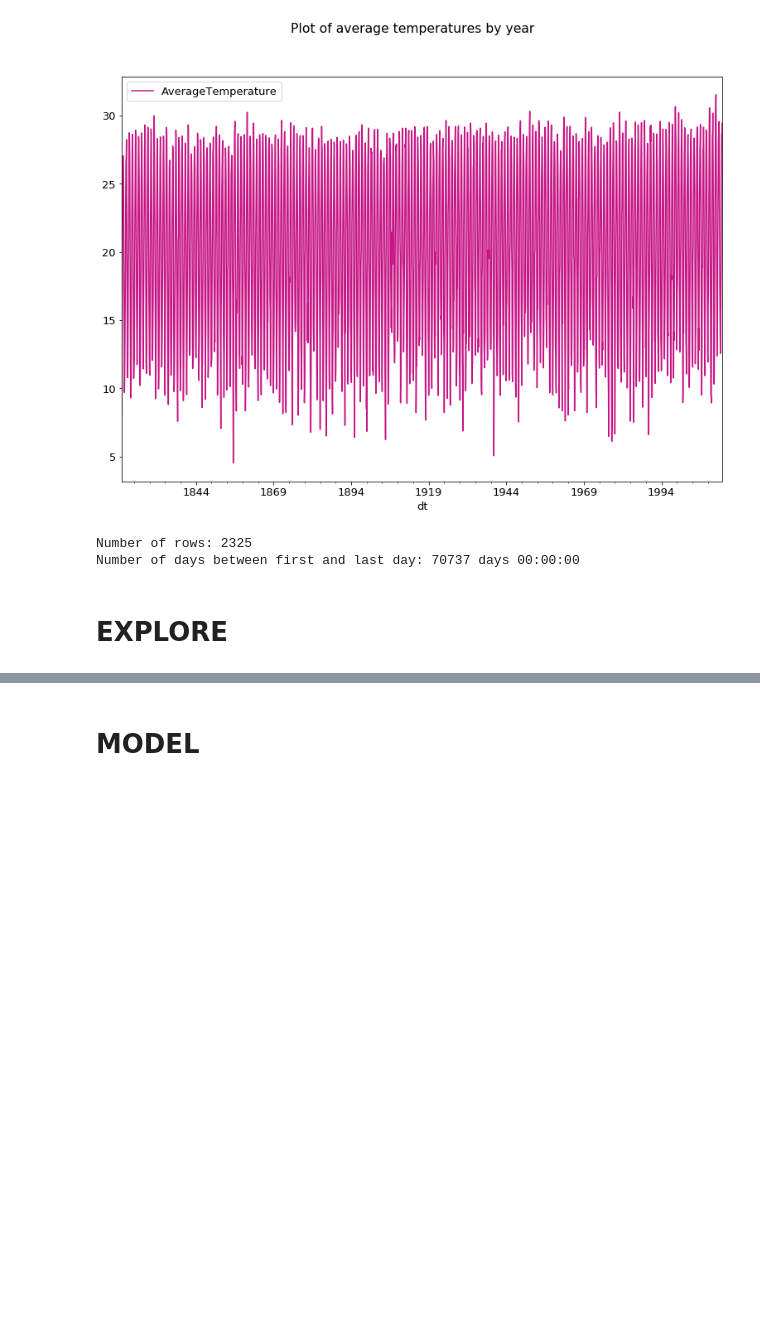
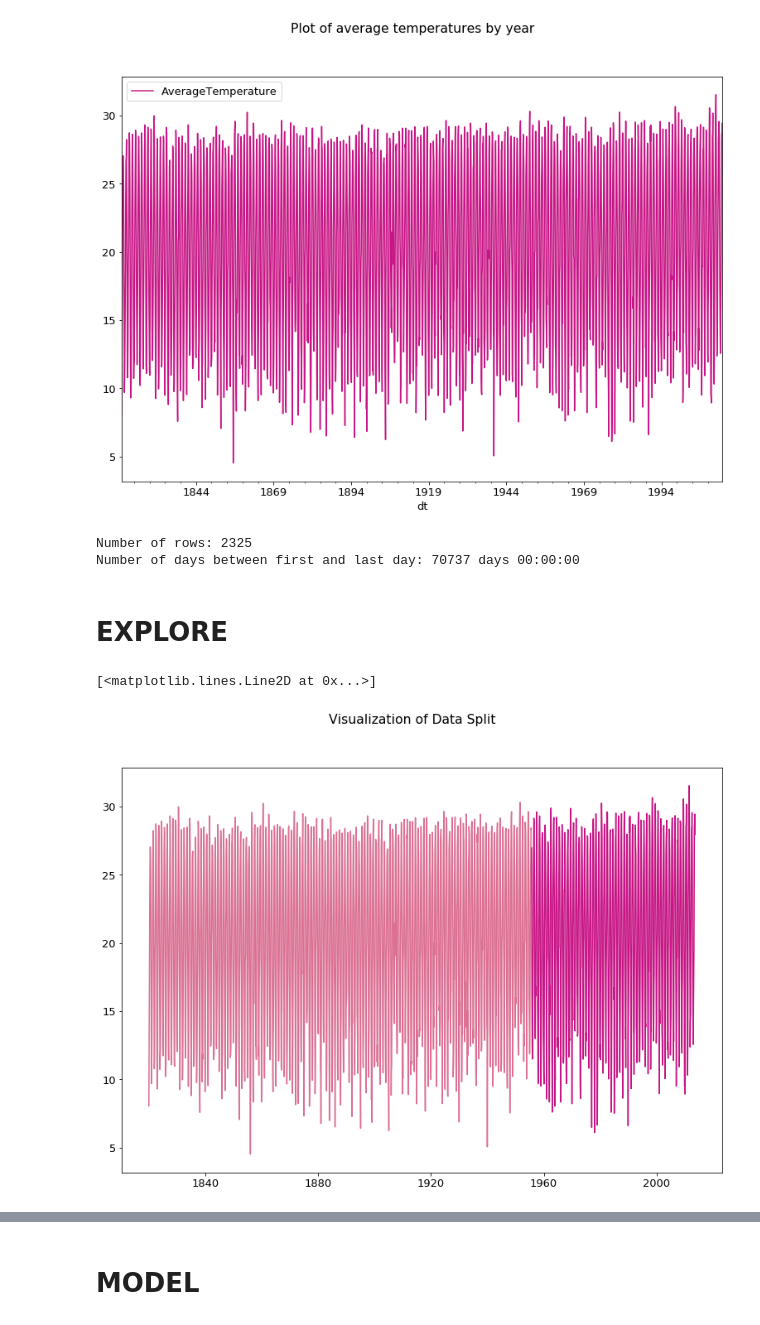
Before and after one commit to GabbyBarajasBroussard/climate-change-exercise, a Jupyter notebook: workbook.ipynb, the cells around one changed output, grey strips where cells are left out. Drawn from its saved outputs; the diff is of its cells as text; code cells hidden in the pictures; blank space fills up the shorter version.

```diff
--- a/workbook.ipynb
+++ b/workbook.ipynb
@@ -119,3 +119,11 @@ Number of rows: 2325
 Number of days between first and last day: 70737 days 00:00:00
 # %% [markdown]
 # EXPLORE
+# %%
+train, test = split_houston_data()
+plt.suptitle('Visualization of Data Split')
+plt.plot(train.index, train.AverageTemperature, color='palevioletred')
+plt.plot(test.index, test.AverageTemperature, color='mediumvioletred')
+# %% [output]
+[<matplotlib.lines.Line2D at 0x...>]
+[figure, added]
```
Also changed, not shown: parts of 6 cells of this notebook, 1 other file.
